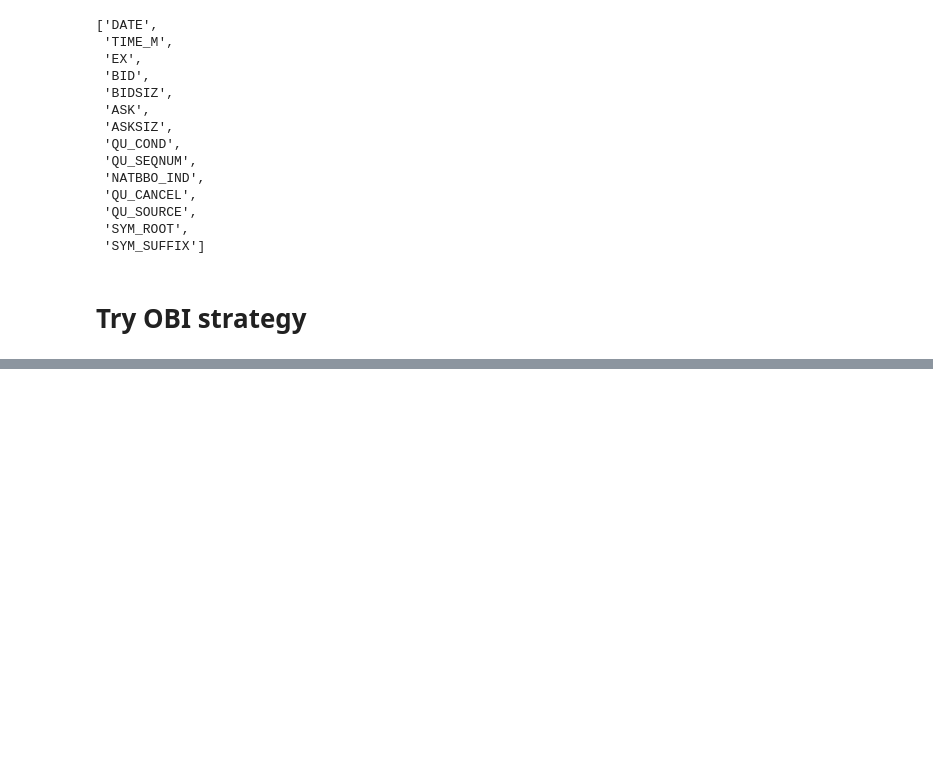
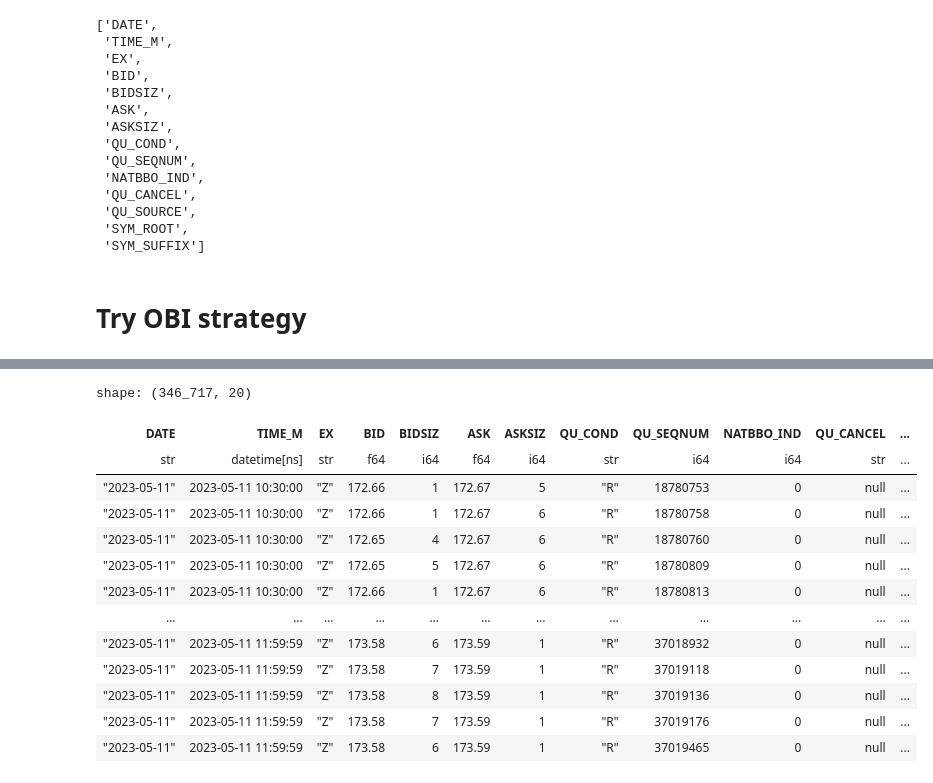
Before and after one commit to changjulian17/mqf_practice, a Jupyter notebook: QF621_Quant_Trading_Strats/order_rebalancing/archive/aapl_oneex.ipynb, the cells around one changed output, grey strips where cells are left out. Saved outputs shown, nothing was run; the diff lists cells and outputs as text; code cells hidden in the pictures; blank space fills up the shorter version.

```diff
--- a/QF621_Quant_Trading_Strats/order_rebalancing/archive/aapl_oneex.ipynb
+++ b/QF621_Quant_Trading_Strats/order_rebalancing/archive/aapl_oneex.ipynb
@@ -352,0 +396,18 @@ backtest_data['OBI'].sum()
+# %%
+df_tmp = backtest_data.filter(pl.col("VWAP").is_not_null())
+df_tmp
+# %% [output]
+shape: (346_717, 20)
+| DATE | TIME_M | EX | BID | BIDSIZ | ASK | ASKSIZ | QU_COND | QU_SEQNUM | NATBBO_IND | QU_CANCEL | ... |
+| str | datetime[ns] | str | f64 | i64 | f64 | i64 | str | i64 | i64 | str | ... |
+| "2023-05-11" | 2023-05-11 10:30:00 | "Z" | 172.66 | 1 | 172.67 | 5 | "R" | 18780753 | 0 | null | ... |
+| "2023-05-11" | 2023-05-11 10:30:00 | "Z" | 172.66 | 1 | 172.67 | 6 | "R" | 18780758 | 0 | null | ... |
+| "2023-05-11" | 2023-05-11 10:30:00 | "Z" | 172.65 | 4 | 172.67 | 6 | "R" | 18780760 | 0 | null | ... |
+| "2023-05-11" | 2023-05-11 10:30:00 | "Z" | 172.65 | 5 | 172.67 | 6 | "R" | 18780809 | 0 | null | ... |
+| "2023-05-11" | 2023-05-11 10:30:00 | "Z" | 172.66 | 1 | 172.67 | 6 | "R" | 18780813 | 0 | null | ... |
+| … | … | … | … | … | … | … | … | … | … | … | ... |
+| "2023-05-11" | 2023-05-11 11:59:59 | "Z" | 173.58 | 6 | 173.59 | 1 | "R" | 37018932 | 0 | null | ... |
+| "2023-05-11" | 2023-05-11 11:59:59 | "Z" | 173.58 | 7 | 173.59 | 1 | "R" | 37019118 | 0 | null | ... |
+| "2023-05-11" | 2023-05-11 11:59:59 | "Z" | 173.58 | 8 | 173.59 | 1 | "R" | 37019136 | 0 | null | ... |
+| "2023-05-11" | 2023-05-11 11:59:59 | "Z" | 173.58 | 7 | 173.59 | 1 | "R" | 37019176 | 0 | null | ... |
+| "2023-05-11" | 2023-05-11 11:59:59 | "Z" | 173.58 | 6 | 173.59 | 1 | "R" | 37019465 | 0 | null | ... |
```
Also changed, not shown: parts of 21 cells of this notebook, 46 other files.
